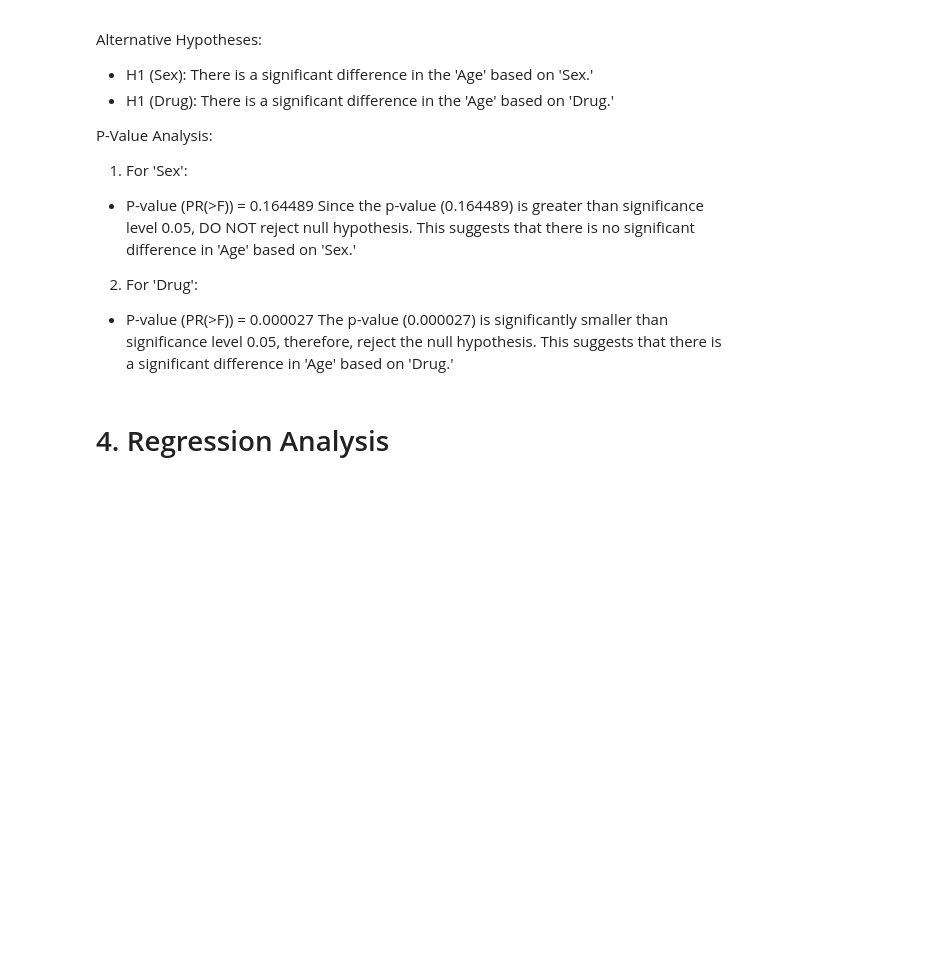
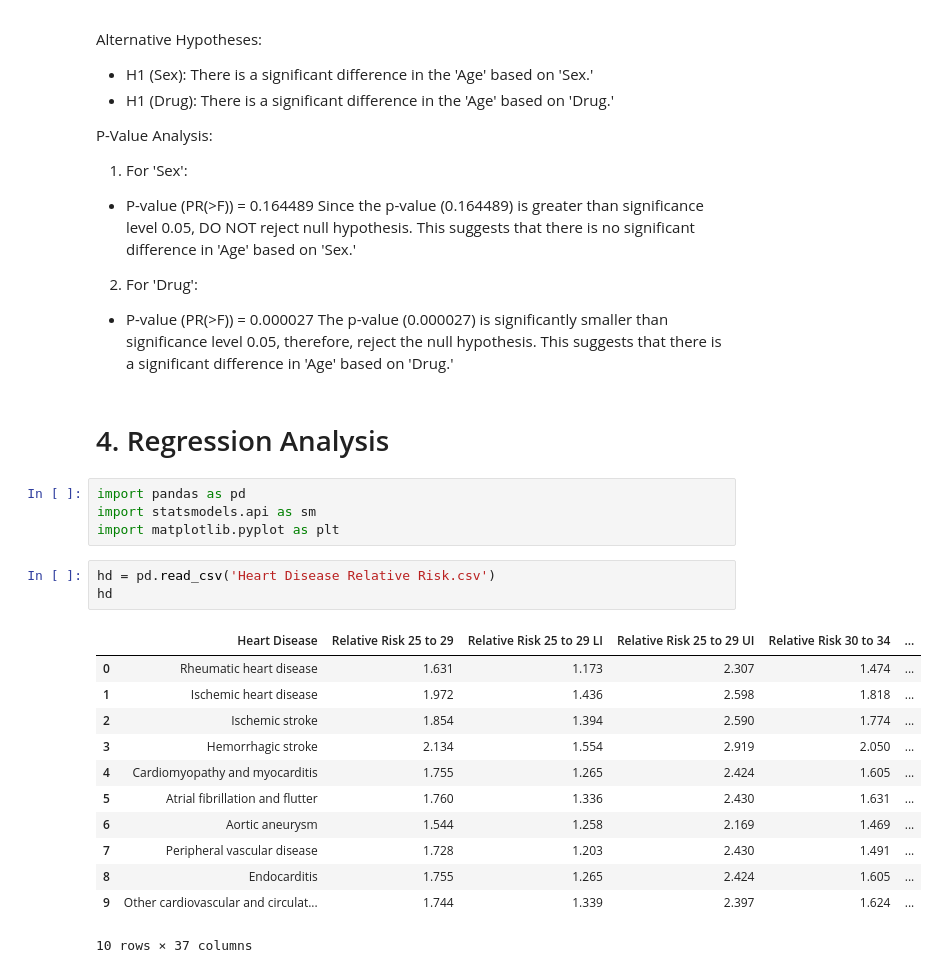
Before and after one commit to nimratmann/datasci_5_statistics, a Jupyter notebook: python_inferential_statistics.ipynb, the cells around one changed output. Cells and saved outputs as stored; diff of their text form; blank space fills up the shorter version.

```diff
--- a/python_inferential_statistics.ipynb
+++ b/python_inferential_statistics.ipynb
@@ -184,3 +184,23 @@ Since the p-value (0.164489) is greater than significance level 0.05, DO NOT rej
 The p-value (0.000027) is significantly smaller than significance level 0.05, therefore, reject the null hypothesis. This suggests that there is a significant difference in 'Age' based on 'Drug.'
 # %% [markdown]
 # 4. Regression Analysis
+# %%
+import pandas as pd
+import statsmodels.api as sm
+import matplotlib.pyplot as plt
+# %%
+hd = pd.read_csv('Heart Disease Relative Risk.csv')
+hd
+# %% [output]
+|  | Heart Disease | Relative Risk 25 to 29 | Relative Risk 25 to 29 LI | Relative Risk 25 to 29 UI | Relative Risk 30 to 34 | ... |
+| 0 | Rheumatic heart disease | 1.631 | 1.173 | 2.307 | 1.474 | ... |
+| 1 | Ischemic heart disease | 1.972 | 1.436 | 2.598 | 1.818 | ... |
+| 2 | Ischemic stroke | 1.854 | 1.394 | 2.590 | 1.774 | ... |
+| 3 | Hemorrhagic stroke | 2.134 | 1.554 | 2.919 | 2.050 | ... |
+| 4 | Cardiomyopathy and myocarditis | 1.755 | 1.265 | 2.424 | 1.605 | ... |
+| 5 | Atrial fibrillation and flutter | 1.760 | 1.336 | 2.430 | 1.631 | ... |
+| 6 | Aortic aneurysm | 1.544 | 1.258 | 2.169 | 1.469 | ... |
+| 7 | Peripheral vascular disease | 1.728 | 1.203 | 2.430 | 1.491 | ... |
+| 8 | Endocarditis | 1.755 | 1.265 | 2.424 | 1.605 | ... |
+| 9 | Other cardiovascular and circulat... | 1.744 | 1.339 | 2.397 | 1.624 | ... |
+10 rows × 37 columns
```
Also changed, not shown: parts of 2 cells of this notebook.
